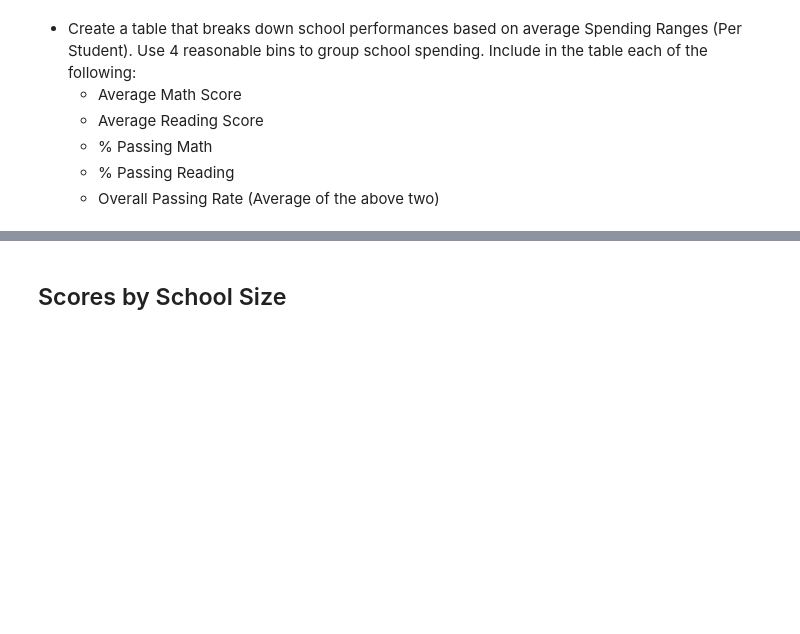
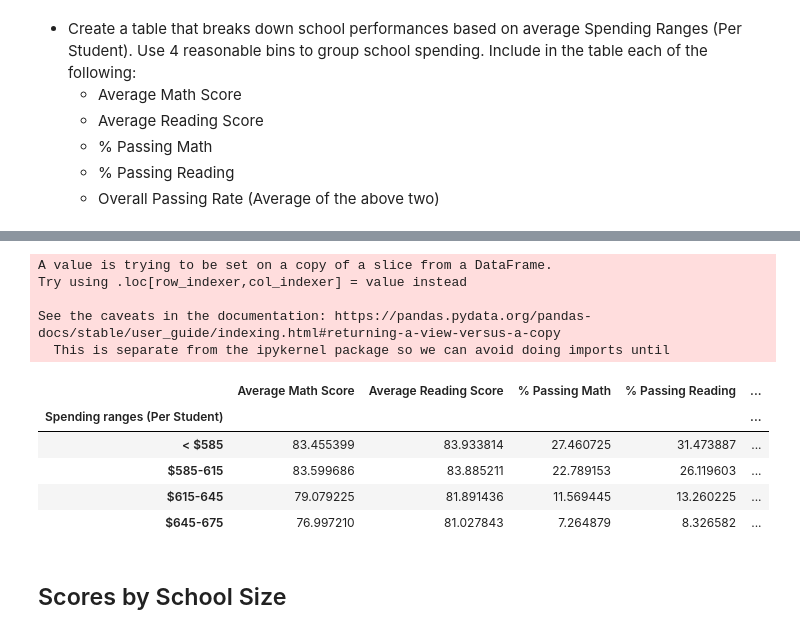
Before and after one commit to a-prospero/pandas-challenge, a Jupyter notebook: PyCitySchools/PyCitySchools_starter.ipynb, the cells around one changed output, grey strips where cells are left out. Drawn from its saved outputs; the diff is of its cells as text; code cells hidden in the pictures; blank space fills up the shorter version.

```diff
--- a/PyCitySchools/PyCitySchools_starter.ipynb
+++ b/PyCitySchools/PyCitySchools_starter.ipynb
@@ -345,3 +330,34 @@ TypeError: 'DataFrame' object is not callable
+# %%
+#bins = [0, 59.9, 69.9, 79.9, 89.9, 100]
+#group_names = ["F", "D", "C", "B", "A"]
+bins=[0,585,615,645,675]
+bin_names = ["< $585", "$585-615","$615-645","$645-675"]
+grouped_school_data_df3["Spending ranges (Per Student)"] = pd.cut(per_stu_budget_grp, bins, labels=bin_names)
+
+sch_spn_math_scores = grouped_school_data_df3.groupby(["Spending ranges (Per Student)"]).mean()["Average Math Score"]
+sch_spn_read_scores = grouped_school_data_df3.groupby(["Spending ranges (Per Student)"]).mean()["Average Reading Score"]
+sch_spn_pass_math = grouped_school_data_df3.groupby(["Spending ranges (Per Student)"]).mean()["% Passing Math"]
+sch_spn_pass_read = grouped_school_data_df3.groupby(["Spending ranges (Per Student)"]).mean()["% Passing Reading"]
+sch_spn_both_pass_rate = (sch_spn_math_scores + sch_spn_read_scores)/2
+
+score_by_school_spn_df = pd.DataFrame({"Average Math Score":sch_spn_math_scores,
+                                    "Average Reading Score":sch_spn_read_scores,
+                                    "% Passing Math":sch_spn_pass_math,
+                                    "% Passing Reading":sch_spn_pass_read,
+                                    "% Overall Passing Rate": sch_spn_both_pass_rate})
+score_by_school_spn_df
+# %% [output]
+A value is trying to be set on a copy of a slice from a DataFrame.
+Try using .loc[row_indexer,col_indexer] = value instead
+
+See the caveats in the documentation: https://pandas.pydata.org/pandas-docs/stable/user_guide/indexing.html#returning-a-view-versus-a-copy
+  This is separate from the ipykernel package so we can avoid doing imports until
+|  | Average Math Score | Average Reading Score | % Passing Math | % Passing Reading | ... |
+| Spending ranges (Per Student) |  |  |  |  | ... |
+| < $585 | 83.455399 | 83.933814 | 27.460725 | 31.473887 | ... |
+| $585-615 | 83.599686 | 83.885211 | 22.789153 | 26.119603 | ... |
+| $615-645 | 79.079225 | 81.891436 | 11.569445 | 13.260225 | ... |
+| $645-675 | 76.997210 | 81.027843 | 7.264879 | 8.326582 | ... |
 # %% [markdown]
 ## Scores by School Size
 # %% [markdown]
```
Also changed, not shown: parts of 15 cells of this notebook.
